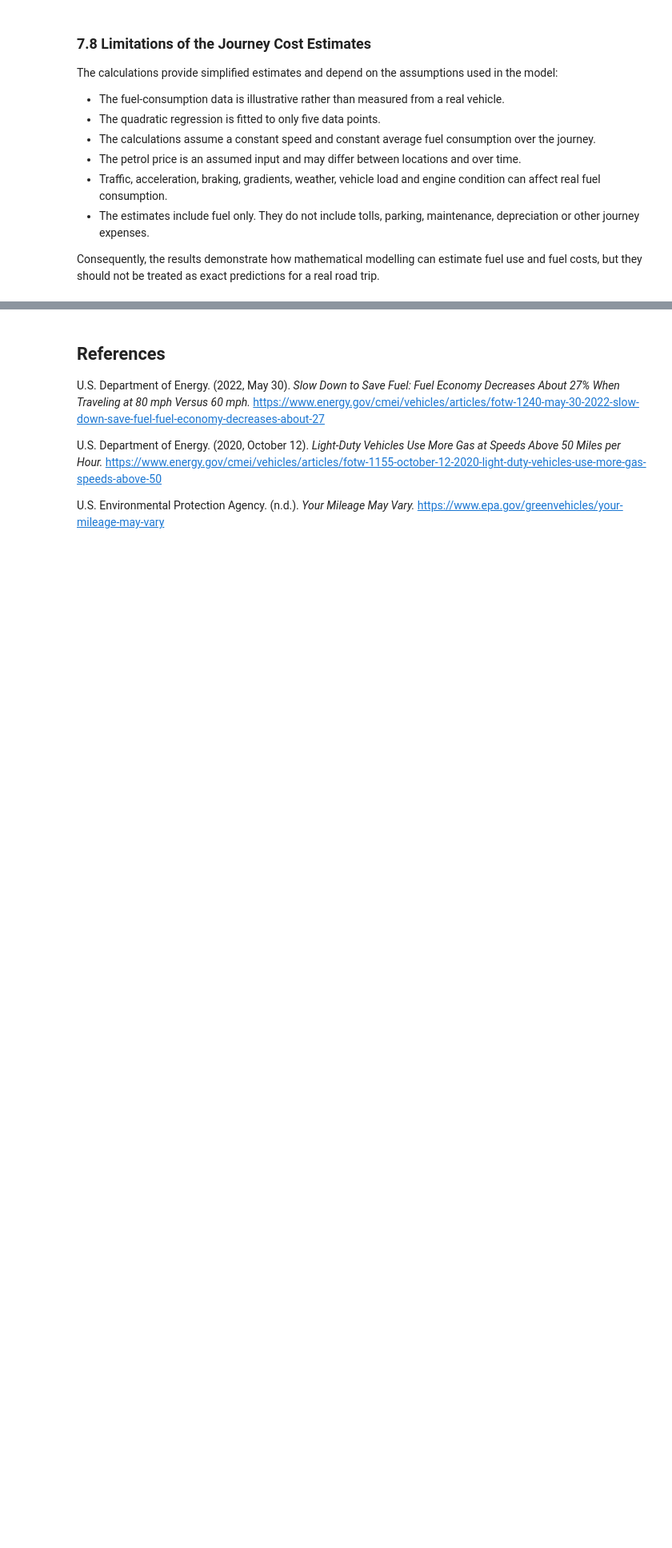
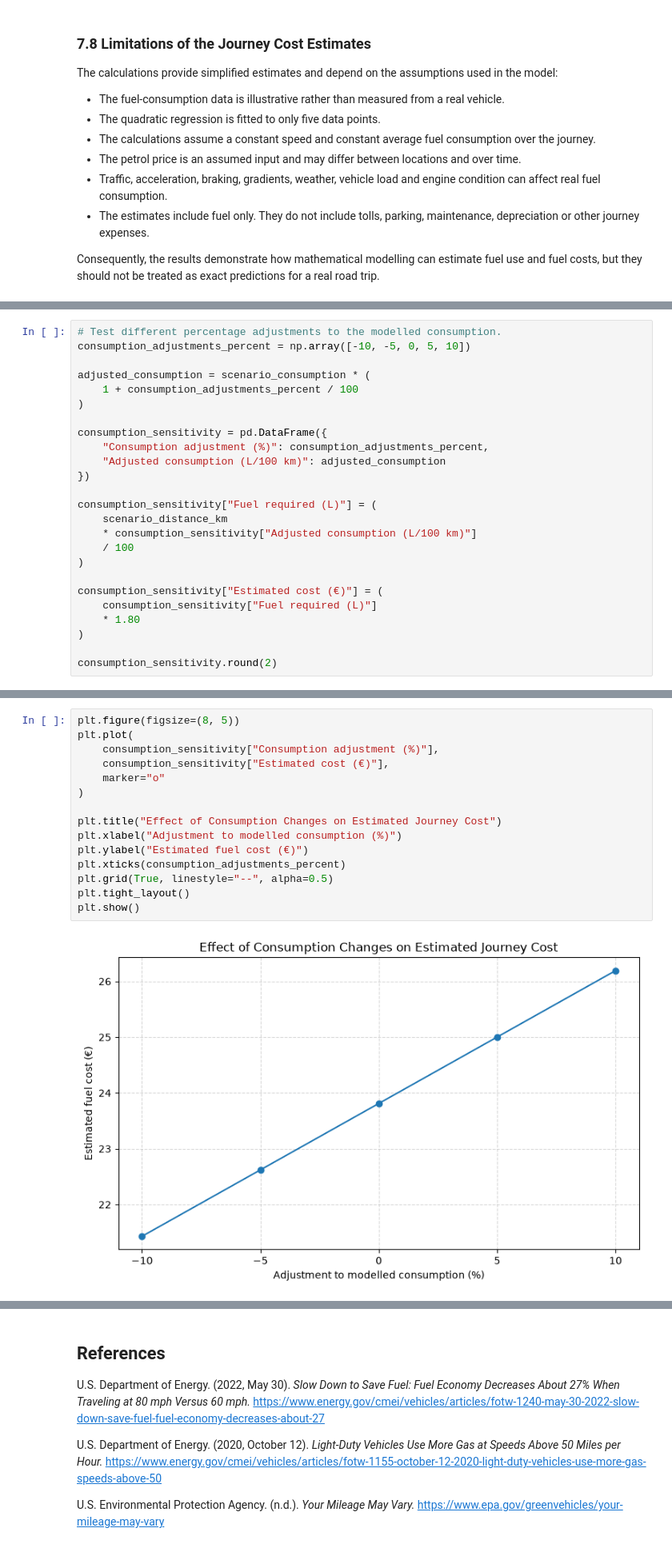
Before and after one commit to PoloPulseNiko/Math_Concepts_For_Developers_Exam, a Jupyter notebook: fuel_consumption_project.ipynb, the cells around one changed output, grey strips where cells are left out. Shown at 80% size. Cells and saved outputs as stored; diff of their text form; blank space fills up the shorter version.

```diff
--- a/fuel_consumption_project.ipynb
+++ b/fuel_consumption_project.ipynb
@@ -1140,0 +1244,25 @@ The cross-validation results therefore compare the two models' behaviour on the
+# %%
+# Test different percentage adjustments to the modelled consumption.
+consumption_adjustments_percent = np.array([-10, -5, 0, 5, 10])
+
+adjusted_consumption = scenario_consumption * (
+    1 + consumption_adjustments_percent / 100
+)
+
+consumption_sensitivity = pd.DataFrame({
+    "Consumption adjustment (%)": consumption_adjustments_percent,
+    "Adjusted consumption (L/100 km)": adjusted_consumption
+})
+
+consumption_sensitivity["Fuel required (L)"] = (
+    scenario_distance_km
+    * consumption_sensitivity["Adjusted consumption (L/100 km)"]
+    / 100
+)
+
+consumption_sensitivity["Estimated cost (€)"] = (
+    consumption_sensitivity["Fuel required (L)"]
+    * 1.80
+)
+
+consumption_sensitivity.round(2)
@@ -1140,0 +1280,17 @@ The cross-validation results therefore compare the two models' behaviour on the
+# %%
+plt.figure(figsize=(8, 5))
+plt.plot(
+    consumption_sensitivity["Consumption adjustment (%)"],
+    consumption_sensitivity["Estimated cost (€)"],
+    marker="o"
+)
+
+plt.title("Effect of Consumption Changes on Estimated Journey Cost")
+plt.xlabel("Adjustment to modelled consumption (%)")
+plt.ylabel("Estimated fuel cost (€)")
+plt.xticks(consumption_adjustments_percent)
+plt.grid(True, linestyle="--", alpha=0.5)
+plt.tight_layout()
+plt.show()
+# %% [output]
+[figure, added]
```
Also changed, not shown: parts of 39 cells of this notebook.
